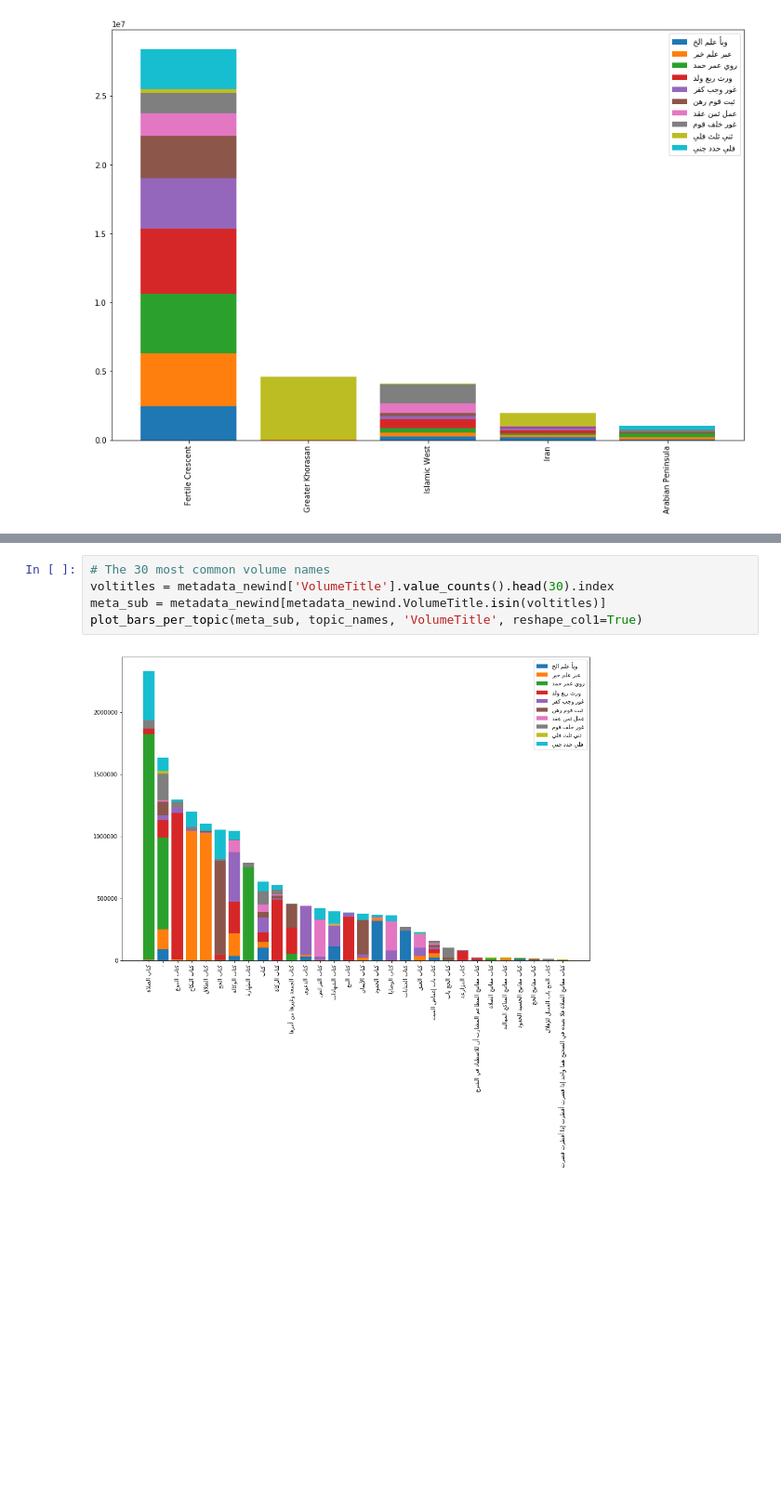
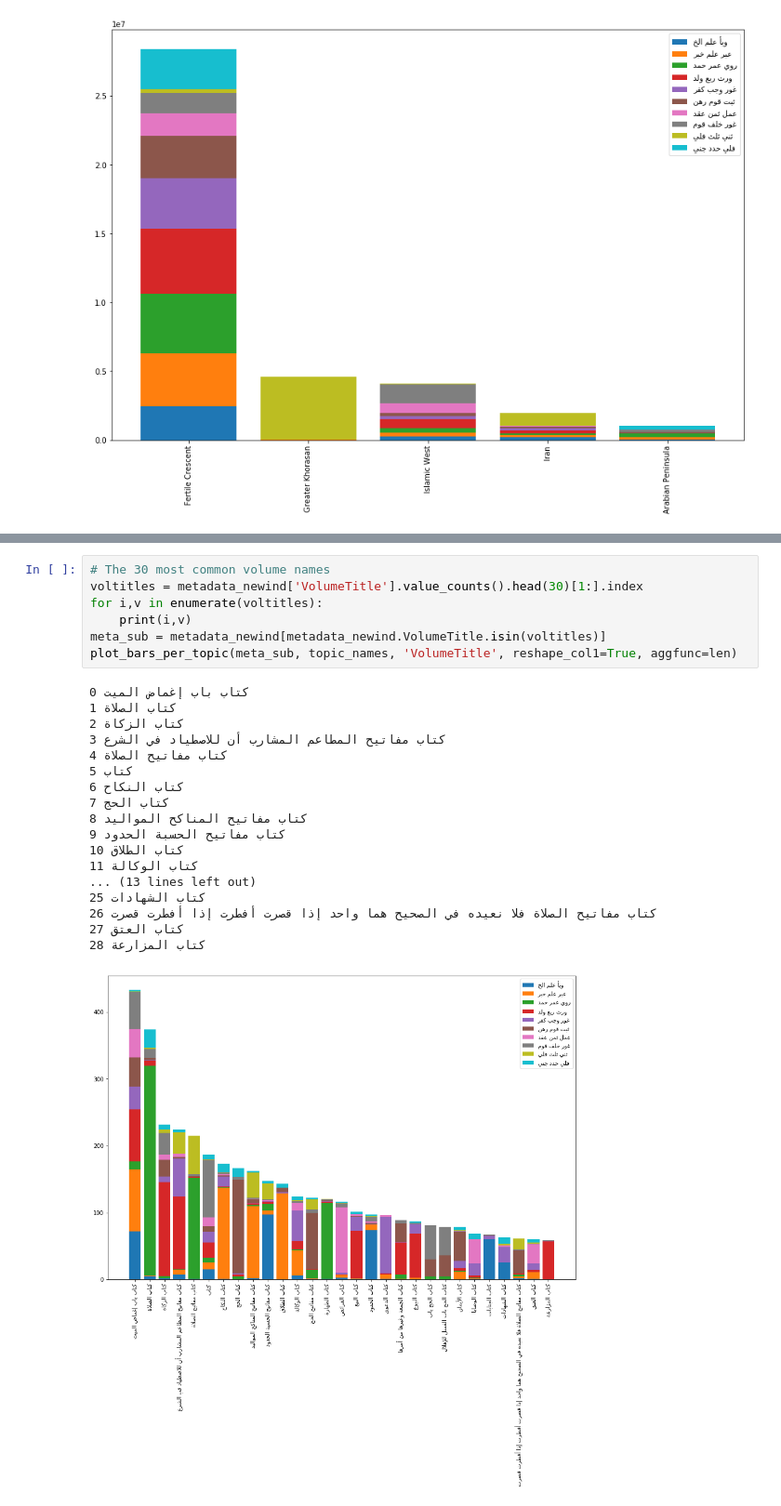
Before and after one commit to arabic-digital-humanities/adhtools, a Jupyter notebook: notebooks/TopicModelingVisualization.ipynb, the cells around one changed output, grey strips where cells are left out. Shown: that part at 93% size. Cells and saved outputs as stored; diff of their text form; blank space fills up the shorter version.

Commit message:
Topic modeling notebooks

```diff
--- a/notebooks/TopicModelingVisualization.ipynb
+++ b/notebooks/TopicModelingVisualization.ipynb
@@ -216,10 +280,29 @@ plot_bars_per_topic(metadata_newind, topic_names, 'Author_Geographical_Area')
 # %%
 # The 30 most common volume names
-voltitles = metadata_newind['VolumeTitle'].value_counts().head(30).index
+voltitles = metadata_newind['VolumeTitle'].value_counts().head(30)[1:].index
+for i,v in enumerate(voltitles):
+    print(i,v)
 meta_sub = metadata_newind[metadata_newind.VolumeTitle.isin(voltitles)]
-plot_bars_per_topic(meta_sub, topic_names, 'VolumeTitle', reshape_col1=True)
+plot_bars_per_topic(meta_sub, topic_names, 'VolumeTitle', reshape_col1=True, aggfunc=len)
 # %% [output]
+0 كتاب باب إغماض الميت
+1 كتاب الصلاة
+2 كتاب الزكاة
+3 كتاب مفاتيح المطاعم المشارب أن للاصطياد في الشرع
+4 كتاب مفاتيح الصلاة
+5 كتاب
+6 كتاب النكاح
+7 كتاب الحج
+8 كتاب مفاتيح المناكح المواليد
+9 كتاب مفاتيح الحسبة الحدود
+10 كتاب الطلاق
+11 كتاب الوكالة
+... (13 lines left out)
+25 كتاب الشهادات
+26 كتاب مفاتيح الصلاة فلا نعيده في الصحيح هما واحد إذا قصرت أفطرت إذا أفطرت قصرت
+27 كتاب العتق
+28 كتاب المزارعة
-[figure, old version]
+[figure, new version]
 # %%
 # The 30 most common chapter names
 voltitles = metadata_newind['ChapterTitle'].value_counts().head(30)[1:].index
```
Also changed, not shown: parts of 3 cells of this notebook, 1 other file.
